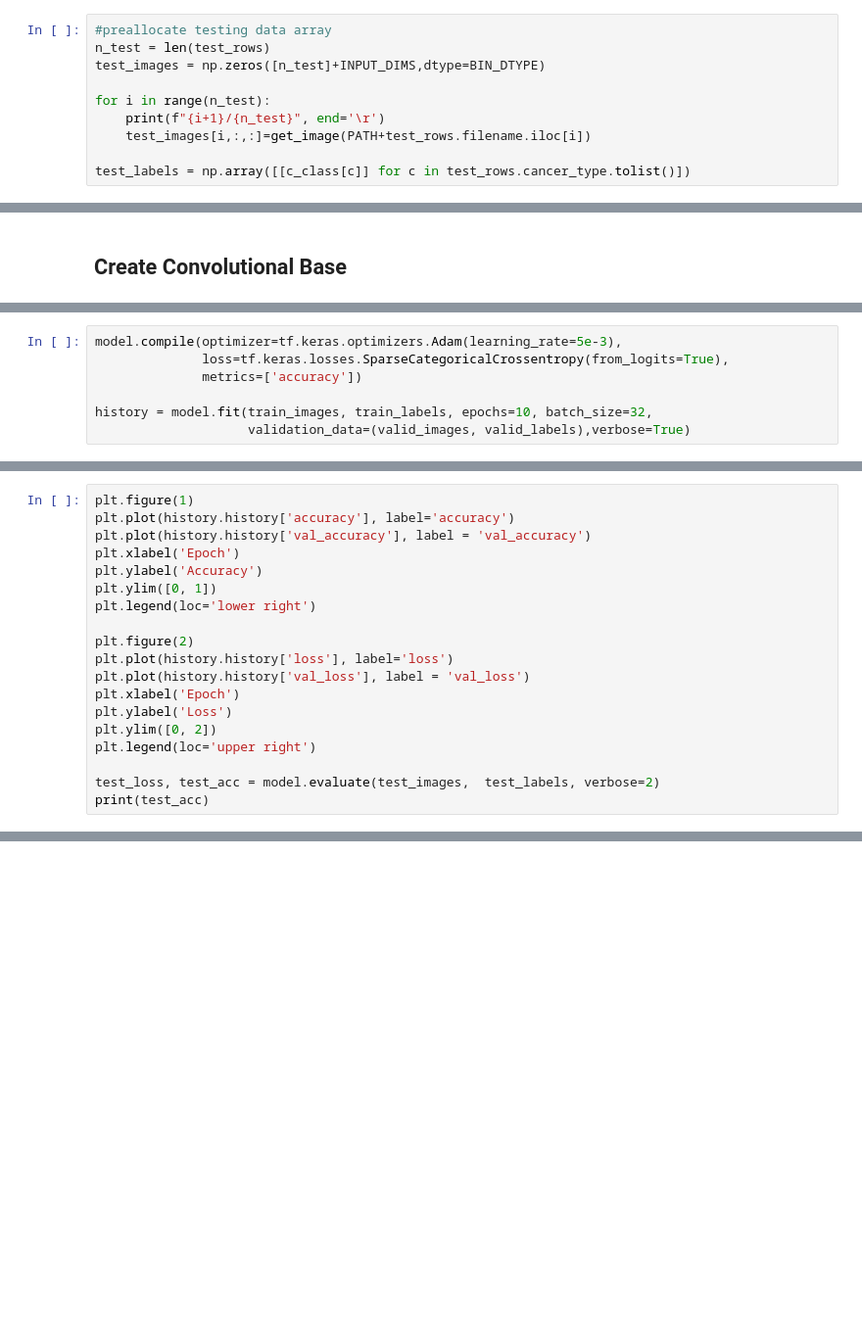
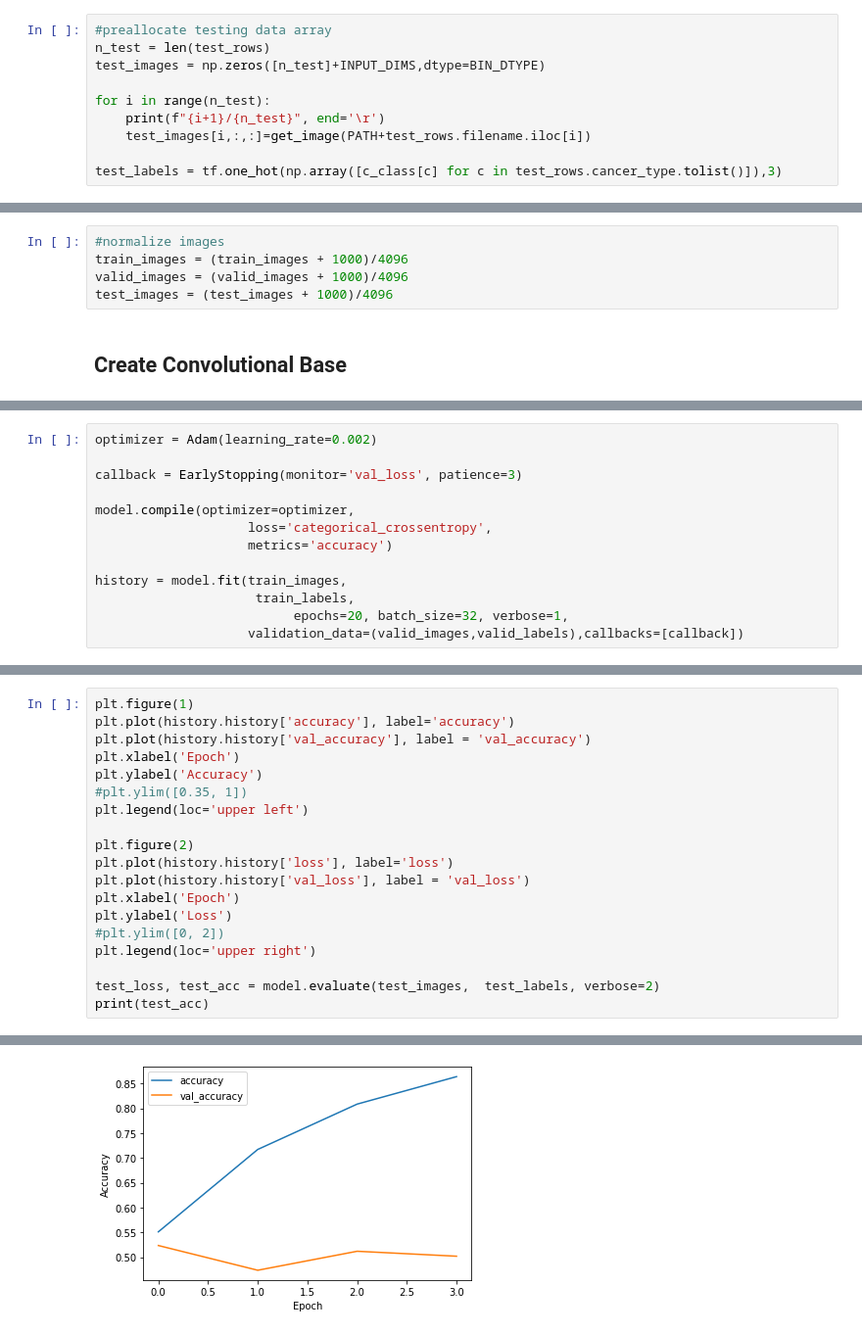
Before and after one commit to NickCheney/liver-cancer-classification, a Jupyter notebook: cnn_cancer_classification.ipynb, the cells around one changed output, grey strips where cells are left out. Shown: that part at 98% size. Cells and saved outputs as stored; diff of their text form; blank space fills up the shorter version.

```diff
--- a/cnn_cancer_classification.ipynb
+++ b/cnn_cancer_classification.ipynb
@@ -176,5 +175,5 @@ for i in range(n_test):
     print(f"{i+1}/{n_test}", end='\r')
     test_images[i,:,:]=get_image(PATH+test_rows.filename.iloc[i])
 
-test_labels = np.array([[c_class[c]] for c in test_rows.cancer_type.tolist()])
+test_labels = tf.one_hot(np.array([c_class[c] for c in test_rows.cancer_type.tolist()]),3)
 # %% [output]
@@ -182,3 +181,8 @@ test_labels = np.array([[c_class[c]] for c in test_rows.cancer_type.tolist()])
+# %%
+#normalize images
+train_images = (train_images + 1000)/4096
+valid_images = (valid_images + 1000)/4096
+test_images = (test_images + 1000)/4096
 # %% [markdown]
 ## Create Convolutional Base
 # %%
@@ -214,9 +230,2 @@ Trainable params: 443,955
 Non-trainable params: 0
 _________________________________________________________________
-# %%
-model.compile(optimizer=tf.keras.optimizers.Adam(learning_rate=5e-3),
-              loss=tf.keras.losses.SparseCategoricalCrossentropy(from_logits=True),
-              metrics=['accuracy'])
-
-history = model.fit(train_images, train_labels, epochs=10, batch_size=32,
-                    validation_data=(valid_images, valid_labels),verbose=True)
@@ -236,0 +232,13 @@ Epoch 7/10
+# %%
+optimizer = Adam(learning_rate=0.002)
+
+callback = EarlyStopping(monitor='val_loss', patience=3)
+
+model.compile(optimizer=optimizer,
+                    loss='categorical_crossentropy',
+                    metrics='accuracy')
+
+history = model.fit(train_images,
+                     train_labels,
+                          epochs=20, batch_size=32, verbose=1,
+                    validation_data=(valid_images,valid_labels),callbacks=[callback])
@@ -240,16 +257,17 @@ plt.plot(history.history['accuracy'], label='accuracy')
 plt.plot(history.history['val_accuracy'], label = 'val_accuracy')
 plt.xlabel('Epoch')
 plt.ylabel('Accuracy')
-plt.ylim([0, 1])
-plt.legend(loc='lower right')
+#plt.ylim([0.35, 1])
+plt.legend(loc='upper left')
 
 plt.figure(2)
 plt.plot(history.history['loss'], label='loss')
 plt.plot(history.history['val_loss'], label = 'val_loss')
 plt.xlabel('Epoch')
 plt.ylabel('Loss')
-plt.ylim([0, 2])
+#plt.ylim([0, 2])
 plt.legend(loc='upper right')
 
 test_loss, test_acc = model.evaluate(test_images,  test_labels, verbose=2)
 print(test_acc)
+# %% [output]
@@ -255,0 +276 @@ print(test_acc)
+[figure, added]
```
Also changed, not shown: parts of 14 cells of this notebook.
